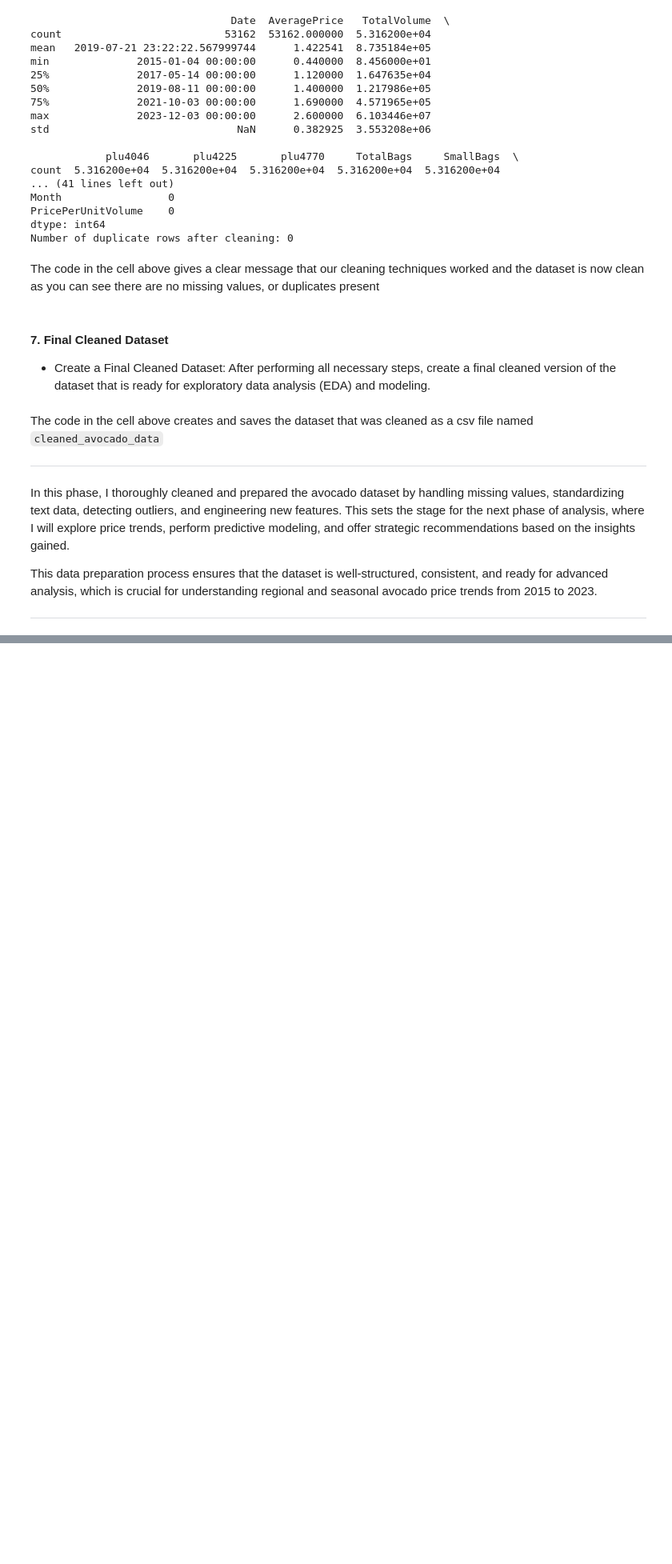
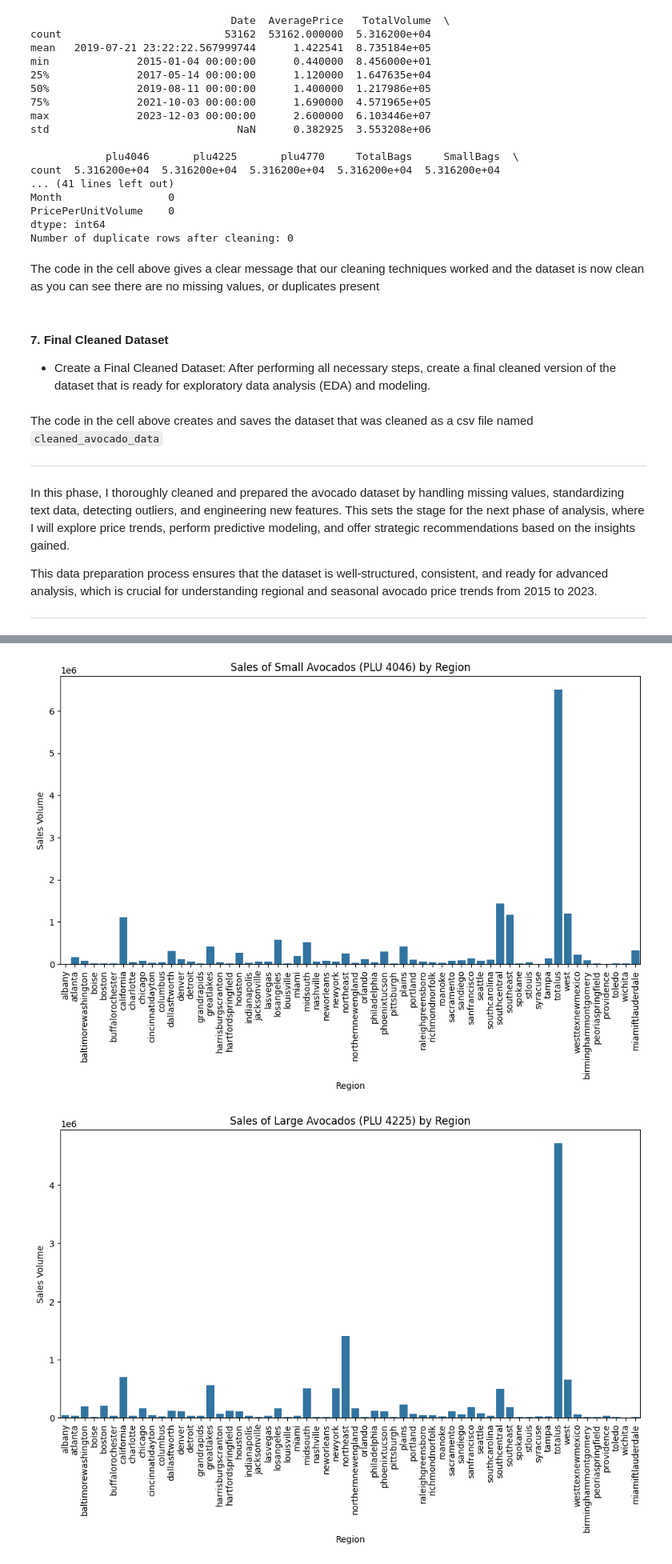
Before and after one commit to keneilweRangw/Mastering-Avocado-Prices, a Jupyter notebook: QCTO_Workplace_Module_K_Rangwaga.ipynb, the cells around one changed output, grey strips where cells are left out. Shown at 80% size. Drawn from its saved outputs; the diff is of its cells as text; code cells hidden in the pictures; blank space fills up the shorter version.

```diff
--- a/QCTO_Workplace_Module_K_Rangwaga.ipynb
+++ b/QCTO_Workplace_Module_K_Rangwaga.ipynb
@@ -389,0 +535,30 @@ This data preparation process ensures that the dataset is well-structured, consi
+# %%
+# Sales of Small Avocados (PLU 4046) by Region
+plt.figure(figsize=(12, 6))
+sns.barplot(x='region', y='plu4046', data=df_clean, ci=None)
+plt.xticks(rotation=90)
+plt.title('Sales of Small Avocados (PLU 4046) by Region')
+plt.xlabel('Region')
+plt.ylabel('Sales Volume')
+plt.show()
+
+# Sales of Large Avocados (PLU 4225) by Region
+plt.figure(figsize=(12, 6))
+sns.barplot(x='region', y='plu4225', data=df_clean, ci=None)
+plt.xticks(rotation=90)
+plt.title('Sales of Large Avocados (PLU 4225) by Region')
+plt.xlabel('Region')
+plt.ylabel('Sales Volume')
+plt.show()
+
+# Sales of Extra Large Avocados (PLU 4770) by Region
+plt.figure(figsize=(12, 6))
+sns.barplot(x='region', y='plu4770', data=df_clean, ci=None)
+plt.xticks(rotation=90)
+plt.title('Sales of Extra Large Avocados (PLU 4770) by Region')
+plt.xlabel('Region')
+plt.ylabel('Sales Volume')
+plt.show()
+# %% [output]
+[figure, added]
+[figure, added]
```
Also changed, not shown: parts of 84 cells of this notebook, 1 other file.
